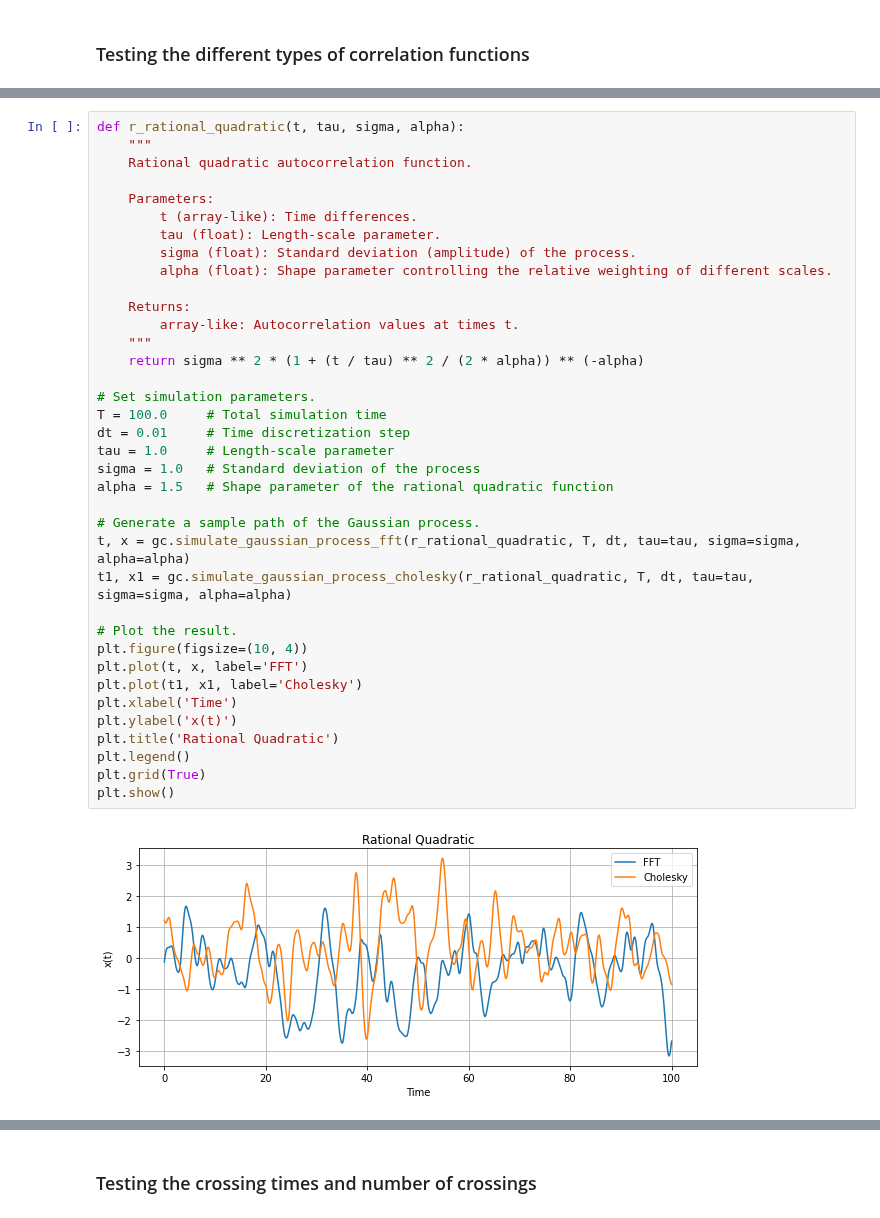
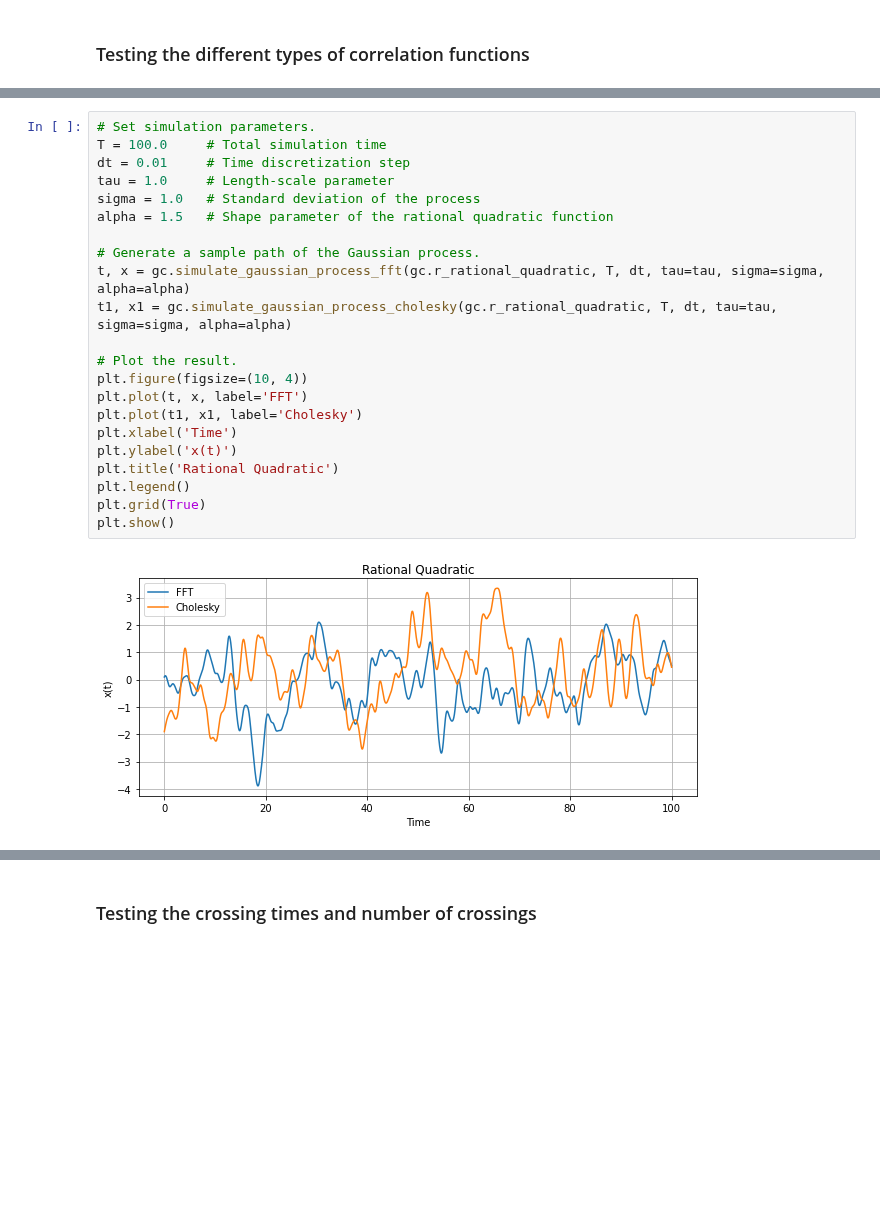
Before and after one commit to shivangrawat/gaussian-crossings, a Jupyter notebook: examples/testing_simulation.ipynb, the cells around one changed output, grey strips where cells are left out. Cells and saved outputs as stored; diff of their text form; blank space fills up the shorter version.

```diff
--- a/examples/testing_simulation.ipynb
+++ b/examples/testing_simulation.ipynb
@@ -99,40 +85,25 @@ plt.show()
 # %%
-def r_rational_quadratic(t, tau, sigma, alpha):
-    """
-    Rational quadratic autocorrelation function.
-
-    Parameters:
-        t (array-like): Time differences.
-        tau (float): Length-scale parameter.
-        sigma (float): Standard deviation (amplitude) of the process.
-        alpha (float): Shape parameter controlling the relative weighting of different scales.
-
-    Returns:
-        array-like: Autocorrelation values at times t.
-    """
-    return sigma ** 2 * (1 + (t / tau) ** 2 / (2 * alpha)) ** (-alpha)
-
 # Set simulation parameters.
 T = 100.0     # Total simulation time
 dt = 0.01     # Time discretization step
 tau = 1.0     # Length-scale parameter
 sigma = 1.0   # Standard deviation of the process
 alpha = 1.5   # Shape parameter of the rational quadratic function
 
 # Generate a sample path of the Gaussian process.
-t, x = gc.simulate_gaussian_process_fft(r_rational_quadratic, T, dt, tau=tau, sigma=sigma, alpha=alpha)
-t1, x1 = gc.simulate_gaussian_process_cholesky(r_rational_quadratic, T, dt, tau=tau, sigma=sigma, alpha=alpha)
+t, x = gc.simulate_gaussian_process_fft(gc.r_rational_quadratic, T, dt, tau=tau, sigma=sigma, alpha=alpha)
+t1, x1 = gc.simulate_gaussian_process_cholesky(gc.r_rational_quadratic, T, dt, tau=tau, sigma=sigma, alpha=alpha)
 
 # Plot the result.
 plt.figure(figsize=(10, 4))
 plt.plot(t, x, label='FFT')
 plt.plot(t1, x1, label='Cholesky')
 plt.xlabel('Time')
 plt.ylabel('x(t)')
 plt.title('Rational Quadratic')
 plt.legend()
 plt.grid(True)
 plt.show()
 # %% [output]
-[figure, old version]
+[figure, new version]
 # %%
```
Also changed, not shown: parts of 5 cells of this notebook, 6 other files.
